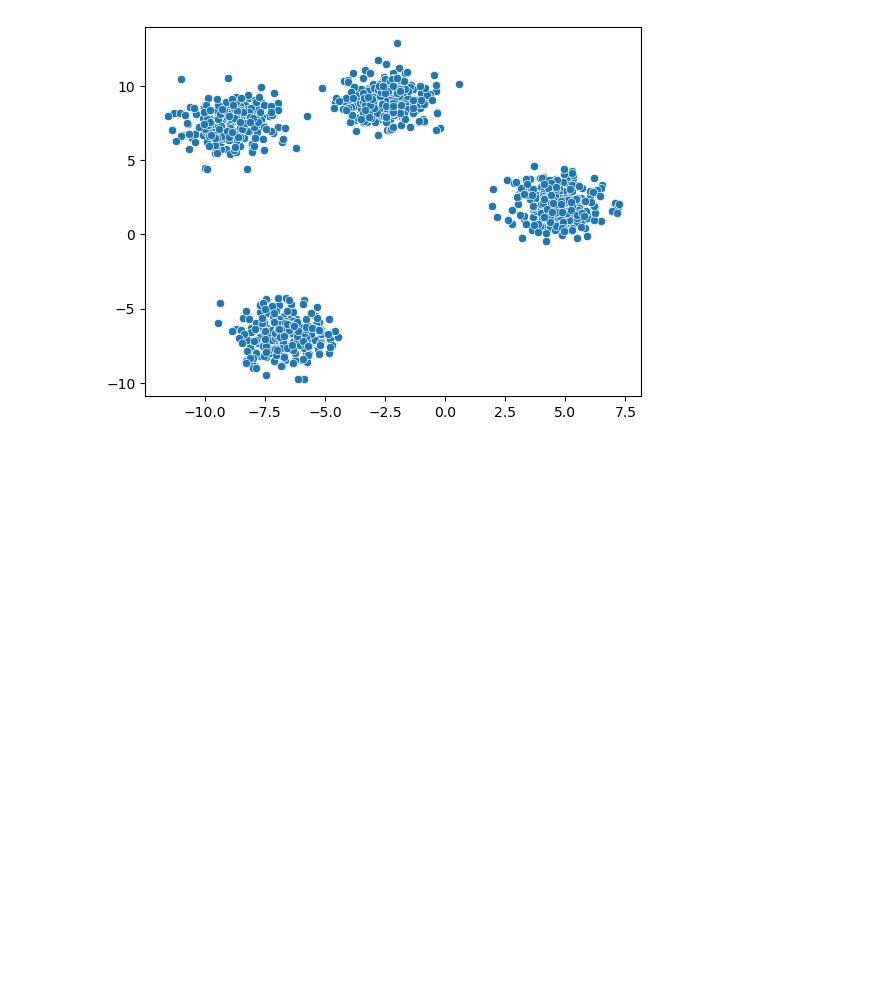
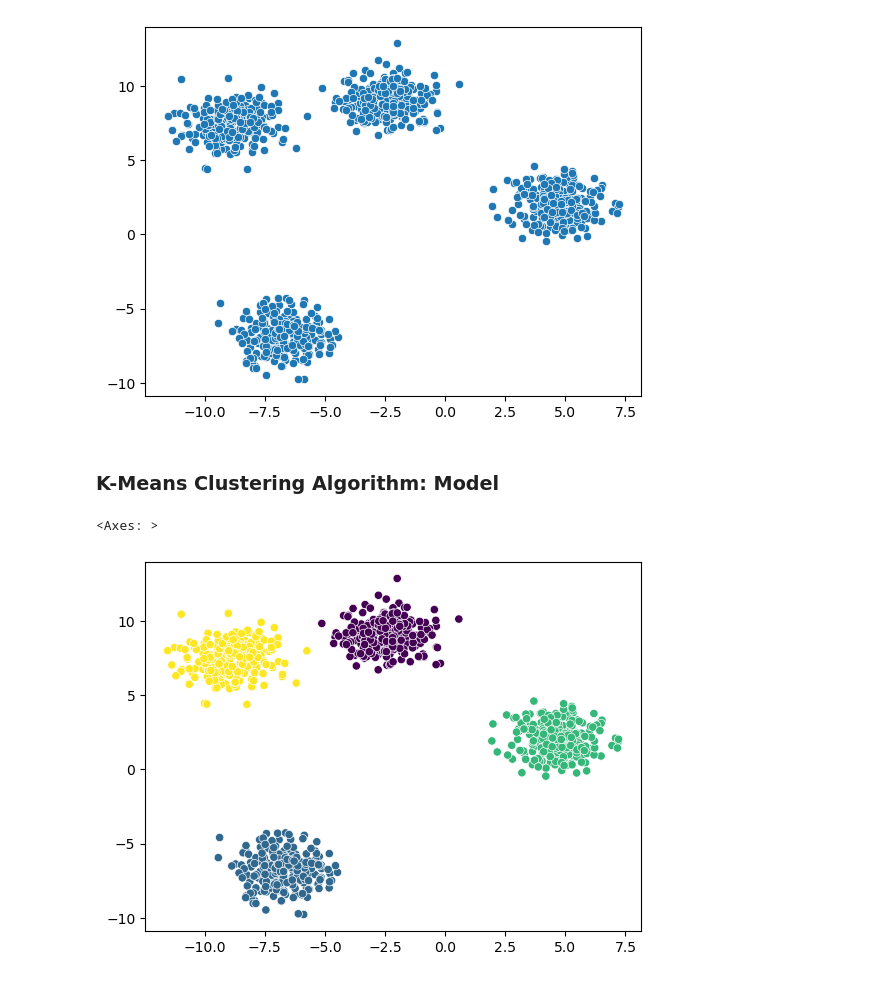
Before and after one commit to sayan629/AI_ML_python, a Jupyter notebook: (31) Unsupervised ML - Part 1/KMeans.ipynb, the cells around one changed output. Drawn from its saved outputs; the diff is of its cells as text; code cells hidden in the pictures; blank space fills up the shorter version.

Commit message:
AI/ML: Kmeans model.

```diff
--- a/(31) Unsupervised ML - Part 1/KMeans.ipynb
+++ b/(31) Unsupervised ML - Part 1/KMeans.ipynb
@@ -17,6 +26,8 @@ sns.scatterplot(x=X[:,0] , y= X[:,1])
 [figure]
 # %%
 # Scaling is important but here we use the small datasets so we skip it.
+# %% [markdown]
+### K-Means Clustering Algorithm: Model
 # %%
 # K-Means clustering
 from sklearn.cluster import KMeans
@@ -30,3 +41,12 @@ kmeans = KMeans(
 # %%
 # labels = cluster number
 labels = kmeans.fit_predict(X)
+# %%
+sns.scatterplot(
+    x=X[:,0],
+    y= X[:,1],
+    c= labels
+)
+# %% [output]
+<Axes: >
+[figure, added]
```
Also changed, not shown: parts of 3 cells of this notebook.
